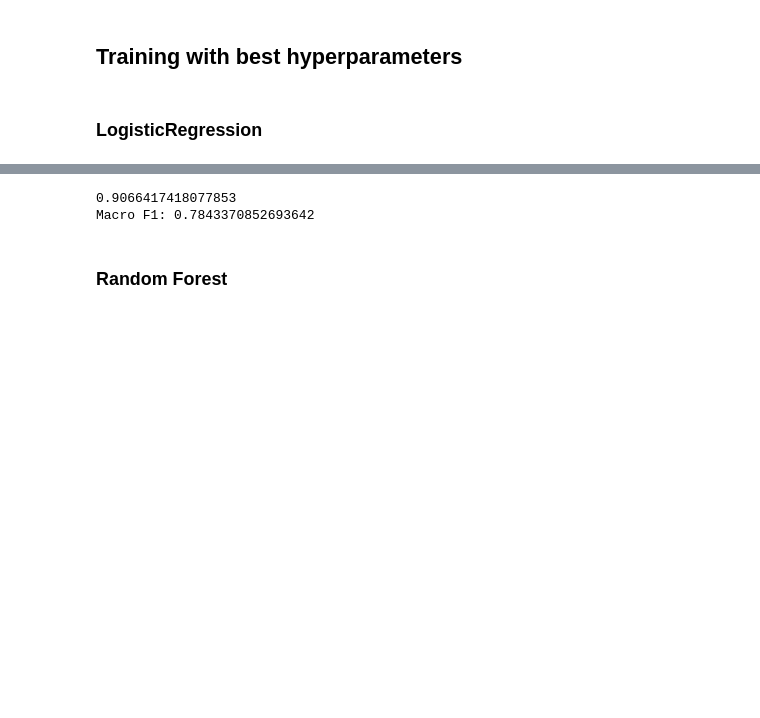
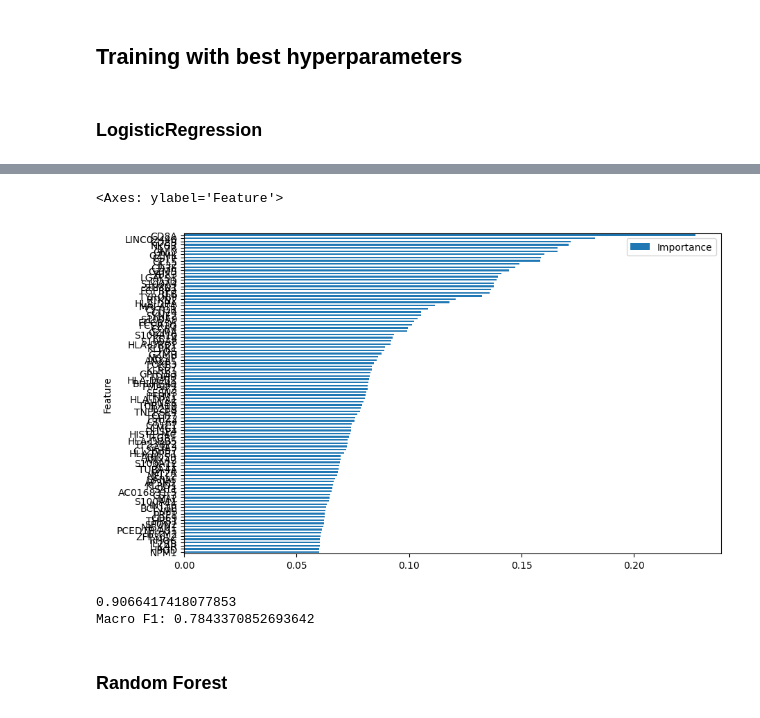
Before and after one commit to Boolean-true/CLACELL, a Jupyter notebook: training/train_models.ipynb, the cells around one changed output, grey strips where cells are left out. Drawn from its saved outputs; the diff is of its cells as text; code cells hidden in the pictures; blank space fills up the shorter version.

Commit message:
add results for logisticregression ensemble with different features

```diff
--- a/training/train_models.ipynb
+++ b/training/train_models.ipynb
@@ -415,11 +415,11 @@ print(adata_train.obs['Donor'].unique())
 print(adata_test.obs['Donor'].unique())
 
 # Prepare Data for training
-X_train = adata_train.X#.to_df()
+X_train = adata_train.to_df()
 gene_names_train = adata_train.var_names
 y_train = adata_train.obs['Manually_curated_celltype']
 
-X_test = adata_test.X#.to_df()
+X_test = adata_test.to_df()
 gene_names_train = adata_train.var_names
 y_test = adata_test.obs['Manually_curated_celltype']
 # %% [output]
@@ -980,6 +1094,21 @@ import pickle
 
 with open("models/logisticregression.pkl", "wb") as f:
     pickle.dump(model, f)
+# %%
+import numpy as np
+import pandas as pd
+
+coefficients = model.coef_
+
+avg_importance = np.mean(np.abs(coefficients), axis=0)
+feature_importance = pd.DataFrame({'Feature': X_train.columns, 'Importance': avg_importance})
+feature_importance = feature_importance.sort_values('Importance', ascending=True)
+feature_importance.to_pickle("feature_importance_logisticregression_10_000_genes.pkl")
+feature_importance = feature_importance.iloc[-100:]
+feature_importance.plot(x='Feature', y='Importance', kind='barh', figsize=(10, 6))
+# %% [output]
+<Axes: ylabel='Feature'>
+[figure, added]
 # %%
 # with StandardScaler
 from sklearn.preprocessing import StandardScaler
```
Also changed, not shown: parts of 7 cells of this notebook, 1 other file.
